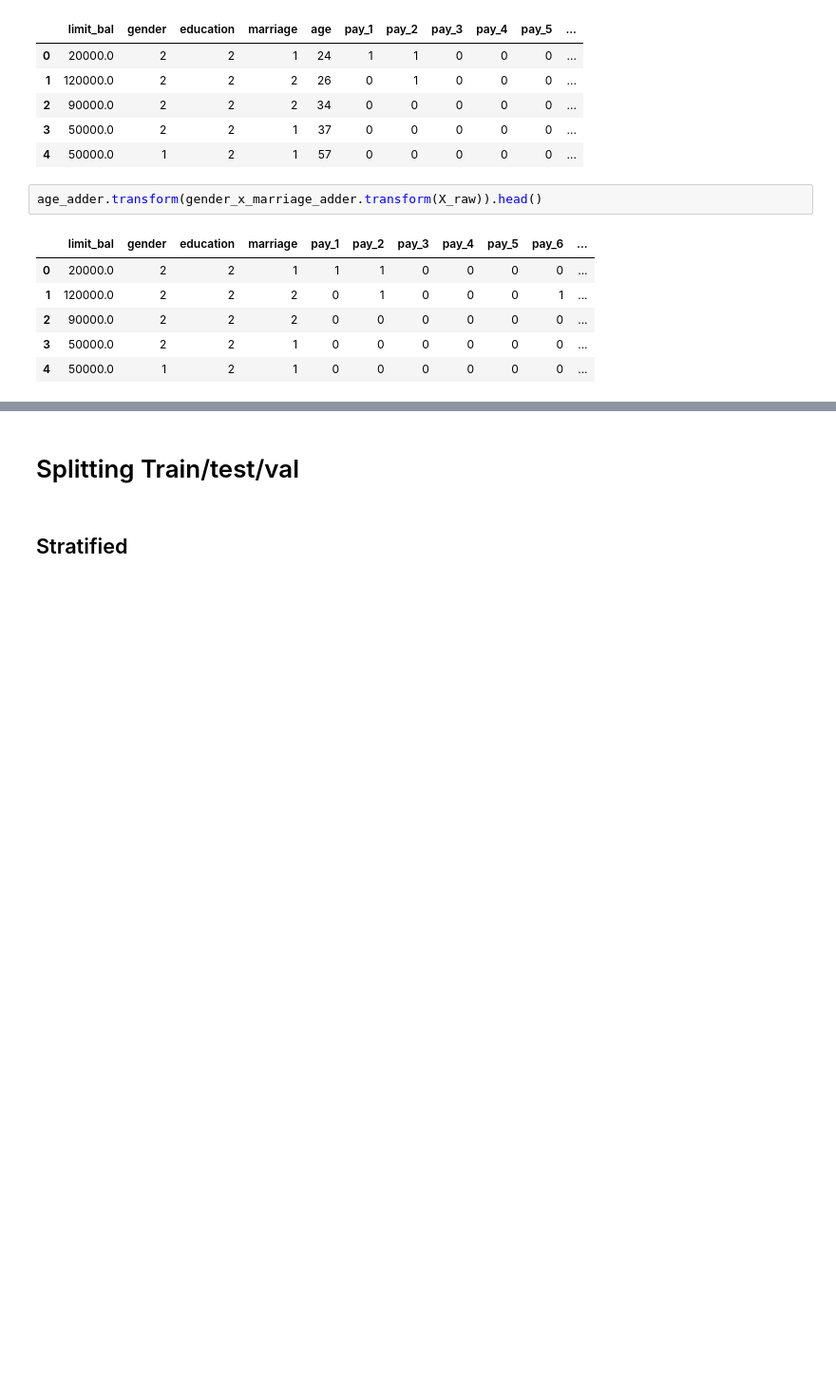
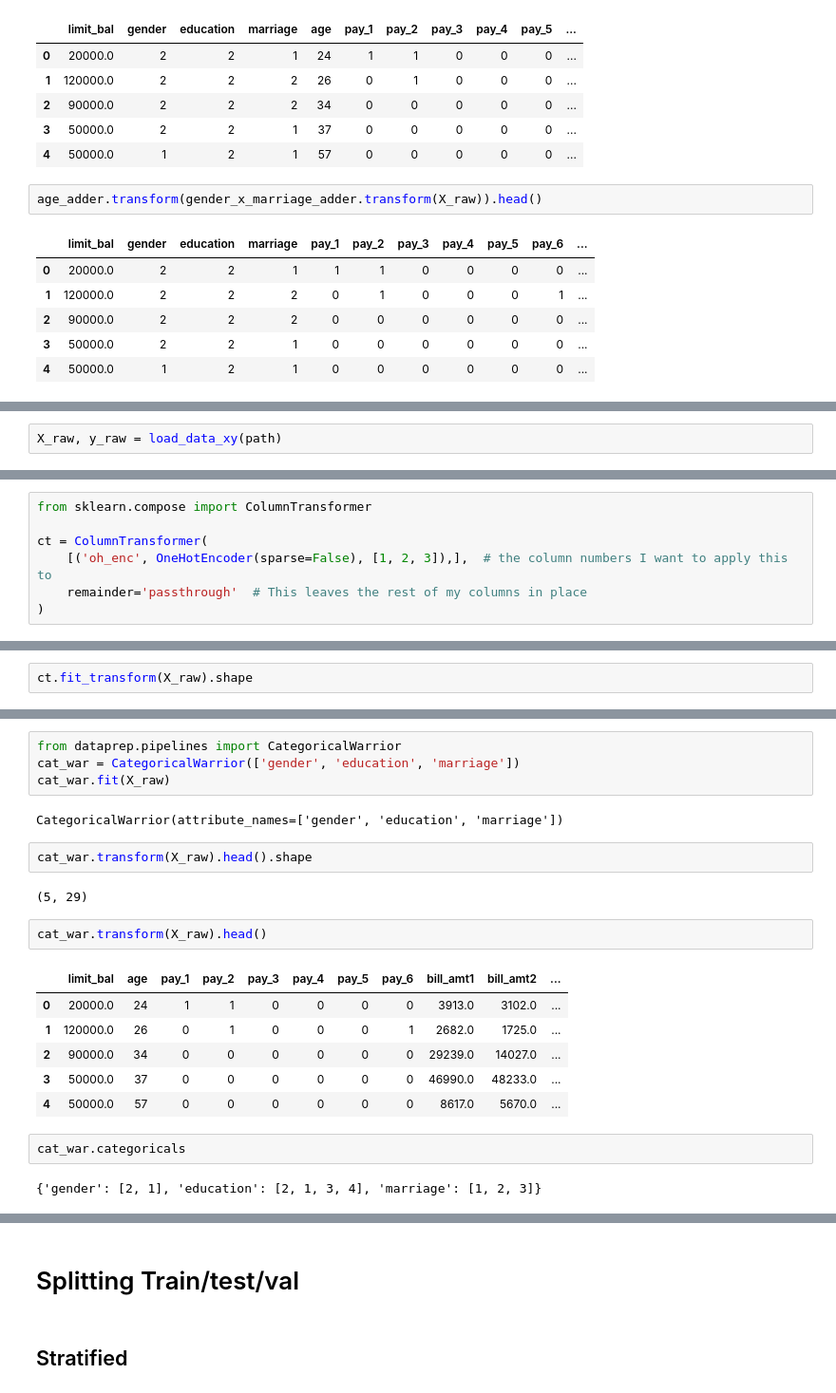
Before and after one commit to thomasXwang/UCI-Credit-card-defaults, a Jupyter notebook: 04-UCI with pipelines.ipynb, the cells around one changed output, grey strips where cells are left out. Shown at 95% size. Saved outputs shown, nothing was run; the diff lists cells and outputs as text; blank space fills up the shorter version.

Commit message:
Added get_dummies Transformer, usable in Pipeline!

```diff
--- a/04-UCI with pipelines.ipynb
+++ b/04-UCI with pipelines.ipynb
@@ -227,0 +238,2 @@ age_adder.transform(gender_x_marriage_adder.transform(X_raw)).head()
+# %%
+X_raw, y_raw = load_data_xy(path)
@@ -227,0 +302,7 @@ age_adder.transform(gender_x_marriage_adder.transform(X_raw)).head()
+# %%
+from sklearn.compose import ColumnTransformer
+
+ct = ColumnTransformer(
+    [('oh_enc', OneHotEncoder(sparse=False), [1, 2, 3]),],  # the column numbers I want to apply this to
+    remainder='passthrough'  # This leaves the rest of my columns in place
+)
@@ -227,0 +333,2 @@ age_adder.transform(gender_x_marriage_adder.transform(X_raw)).head()
+# %%
+ct.fit_transform(X_raw).shape
@@ -227,0 +349,23 @@ age_adder.transform(gender_x_marriage_adder.transform(X_raw)).head()
+# %%
+from dataprep.pipelines import CategoricalWarrior
+cat_war = CategoricalWarrior(['gender', 'education', 'marriage'])
+cat_war.fit(X_raw)
+# %% [output]
+CategoricalWarrior(attribute_names=['gender', 'education', 'marriage'])
+# %%
+cat_war.transform(X_raw).head().shape
+# %% [output]
+(5, 29)
+# %%
+cat_war.transform(X_raw).head()
+# %% [output]
+|  | limit_bal | age | pay_1 | pay_2 | pay_3 | pay_4 | pay_5 | pay_6 | bill_amt1 | bill_amt2 | ... |
+| 0 | 20000.0 | 24 | 1 | 1 | 0 | 0 | 0 | 0 | 3913.0 | 3102.0 | ... |
+| 1 | 120000.0 | 26 | 0 | 1 | 0 | 0 | 0 | 1 | 2682.0 | 1725.0 | ... |
+| 2 | 90000.0 | 34 | 0 | 0 | 0 | 0 | 0 | 0 | 29239.0 | 14027.0 | ... |
+| 3 | 50000.0 | 37 | 0 | 0 | 0 | 0 | 0 | 0 | 46990.0 | 48233.0 | ... |
+| 4 | 50000.0 | 57 | 0 | 0 | 0 | 0 | 0 | 0 | 8617.0 | 5670.0 | ... |
+# %%
+cat_war.categoricals
+# %% [output]
+{'gender': [2, 1], 'education': [2, 1, 3, 4], 'marriage': [1, 2, 3]}
```
Also changed, not shown: parts of 29 cells of this notebook, 2 other files.
